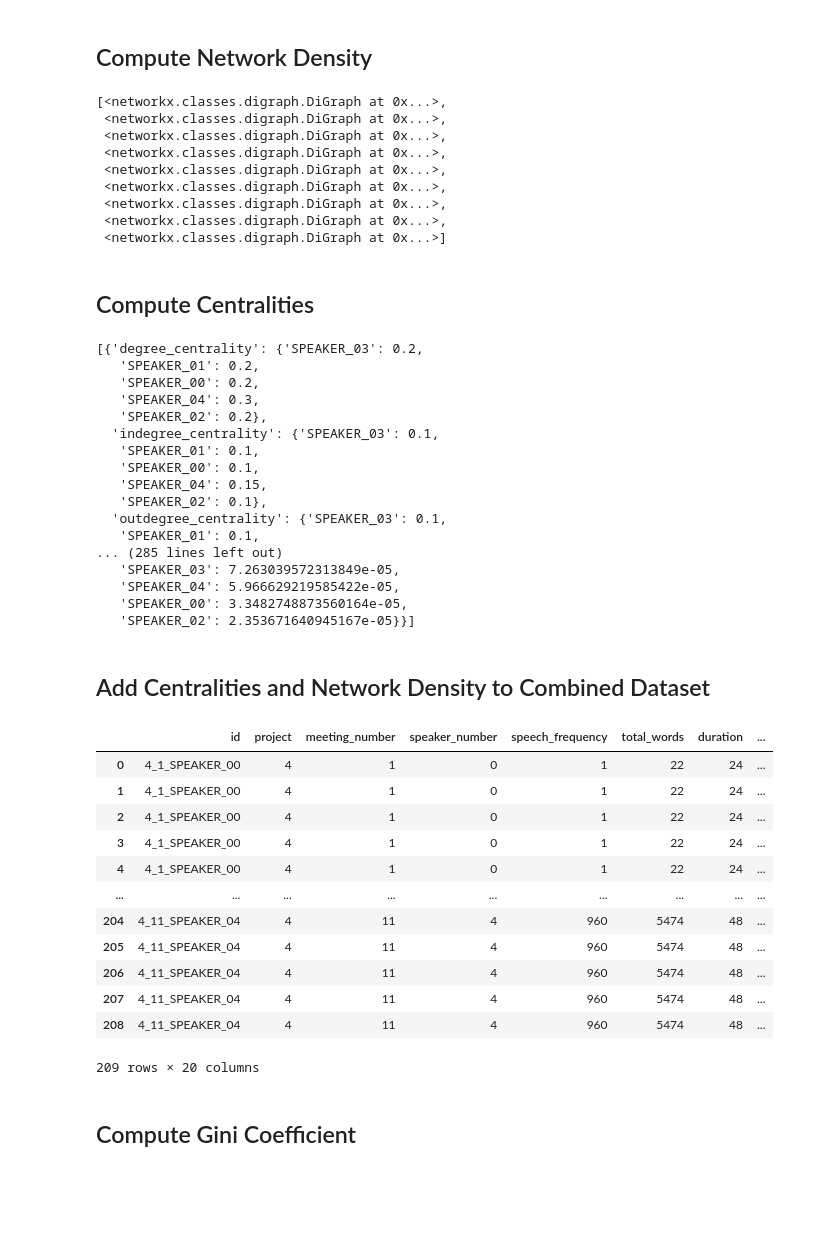
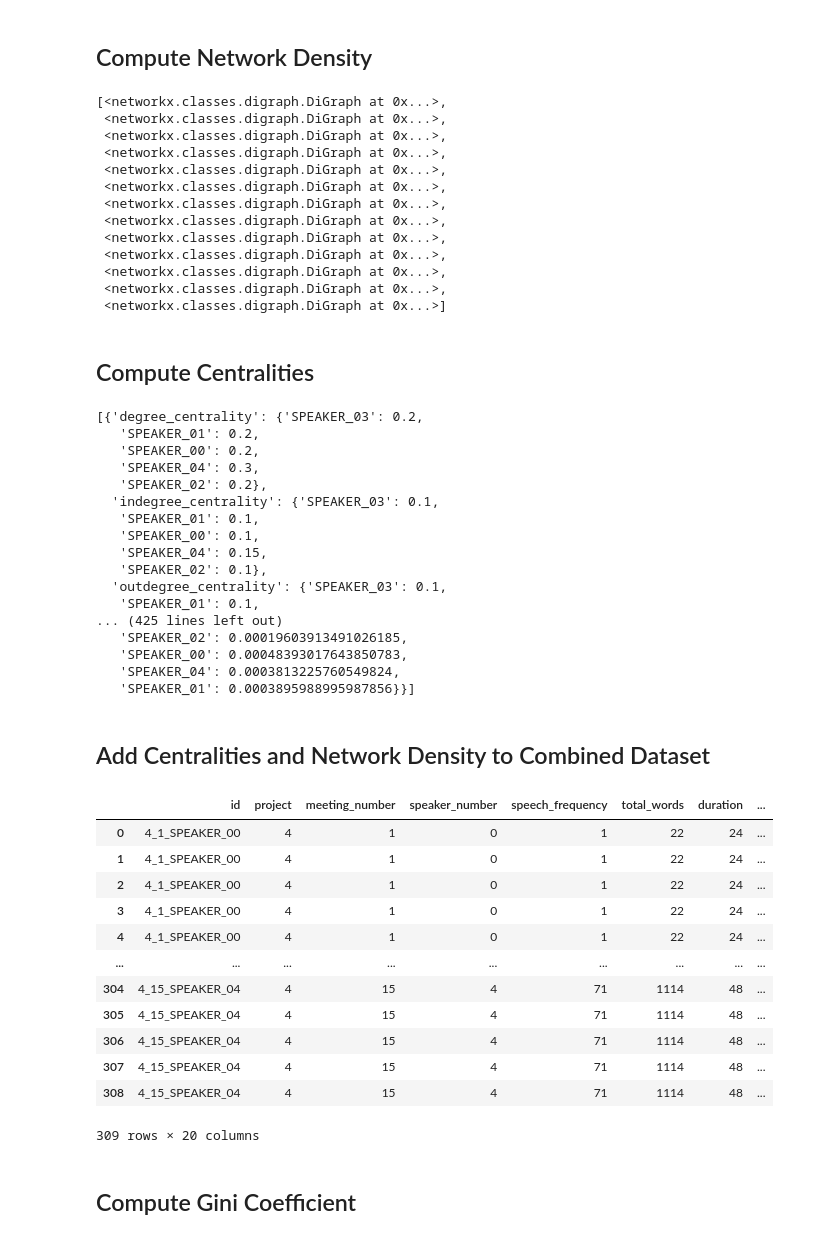
Before and after one commit to team-zerobaek/collaboration-analysis, a Jupyter notebook: chatting_analysis_rdb_generator.ipynb, the cells around one changed output. Cells and saved outputs as stored; diff of their text form; code cells hidden in the pictures; blank space fills up the shorter version.

Commit message:
refactor: upgrade chatting data & rdb

```diff
--- a/chatting_analysis_rdb_generator.ipynb
+++ b/chatting_analysis_rdb_generator.ipynb
@@ -64,8 +64,14 @@ def assign_meeting_number(date):
         return 10
     elif '2024-06-18' <= date <= '2024-06-19':
         return 11
-    else:
-        return None
+    elif '2024-06-20' <= date <= '2024-06-21':
+        return 12
+    elif '2024-06-22' == date <= '2024-06-23':
+        return 13
+    elif '2024-06-24' == date:
+        return 14
+    elif '2024-06-25' <= date <= '2024-06-26':
+        return 15
 
 
 df['meeting_number'] = df['Date'].apply(
@@ -100,7 +106,7 @@ def create_dataset(df, project_number):
     total_words = df.groupby('meeting_number')['word_count'].sum().to_dict()
     meeting_dates = df.groupby('meeting_number')['Date'].agg([
         'min', 'max']).to_dict('index')
-
+    df['meeting_number'] = df['meeting_number'].astype('int')
     for (meeting_number, speaker), word_count in speaker_word_counts.items():
         start_date = meeting_dates[meeting_number]['min']
         end_date = meeting_dates[meeting_number]['max']
@@ -239,7 +241,7 @@ combined_dataset
 # %%
 import networkx as nx
 
-meeting = [1,  2,  3, 4, 5, 6,  7,  8,  9, 10, 11]
+meeting = [1,  2,  3, 4, 5, 6,  7,  8,  9, 10, 11, 12, 13, 14]
 
 
 def compute_density(G):
@@ -270,8 +272,11 @@ def create_interaction_graphs(df):
         G = nx.DiGraph()
         meeting_data = df[df['meeting_number'] == meeting_number]
         for i in range(len(meeting_data)):
-            prev_speaker = f"SPEAKER_{meeting_data.iloc[i]['speaker_id']:02d}"
-            next_speaker = f"SPEAKER_{meeting_data.iloc[i]['next_speaker_id']:02d}"
+            # Convert speaker IDs to integers before formatting
+            prev_speaker_id = int(meeting_data.iloc[i]['speaker_id'])
+            next_speaker_id = int(meeting_data.iloc[i]['next_speaker_id'])
+            prev_speaker = f"SPEAKER_{prev_speaker_id:02d}"
+            next_speaker = f"SPEAKER_{next_speaker_id:02d}"
             count = meeting_data.iloc[i]['count']
             if count > 0:
                 if G.has_edge(prev_speaker, next_speaker):
@@ -302,6 +307,10 @@ interaction_graphs
  <networkx.classes.digraph.DiGraph at 0x...>,
  <networkx.classes.digraph.DiGraph at 0x...>,
  <networkx.classes.digraph.DiGraph at 0x...>,
+ <networkx.classes.digraph.DiGraph at 0x...>,
+ <networkx.classes.digraph.DiGraph at 0x...>,
+ <networkx.classes.digraph.DiGraph at 0x...>,
+ <networkx.classes.digraph.DiGraph at 0x...>,
  <networkx.classes.digraph.DiGraph at 0x...>]
 # %% [markdown]
 ## Compute Centralities
@@ -357,11 +366,11 @@ centralities
    'SPEAKER_02': 0.1},
   'outdegree_centrality': {'SPEAKER_03': 0.1,
    'SPEAKER_01': 0.1,
-... (285 lines left out)
-   'SPEAKER_03': 7.263039572313849e-05,
-   'SPEAKER_04': 5.966629219585422e-05,
-   'SPEAKER_00': 3.3482748873560164e-05,
-   'SPEAKER_02': 2.353671640945167e-05}}]
+... (425 lines left out)
+   'SPEAKER_02': 0.00019603913491026185,
+   'SPEAKER_00': 0.00048393017643850783,
+   'SPEAKER_04': 0.0003813225760549824,
+   'SPEAKER_01': 0.0003895988995987856}}]
 # %% [markdown]
 ## Add Centralities and Network Density to Combined Dataset
 # %%
@@ -371,45 +380,45 @@ combined_dataset['network_density'] = 0
 combined_dataset['weighted_network_density'] = 0
 
 
-meeting_numbers = [1, 2, 3, 6, 7, 8, 9, 10, 11]
+meeting_numbers = [1, 2, 3, 4, 5, 6, 7, 8, 9, 10, 11, 12, 13, 14]
 
 for i, centralities in enumerate(centralities):
     density = densities[i]
     weighted_density_value = weighted_density[i]
     meeting_number = meeting_numbers[i]
     for centrality_measure, centrality_values in centralities.items():
         for node, value in centrality_values.items():
             combined_dataset.loc[
                 (combined_dataset['project'] == 4) &
                 (combined_dataset['meeting_number'] == meeting_number) &
                 (combined_dataset['speaker_number']
                  == int(node.split('_')[1])),
                 centrality_measure] = value
     combined_dataset.loc[
         (combined_dataset['project'] == 4) &
         (combined_dataset['meeting_number'] == meeting_number),
         'network_density'] = density
     combined_dataset.loc[
         (combined_dataset['project'] == 4) &
         (combined_dataset['meeting_number'] == meeting_number),
         'weighted_network_density'] = weighted_density_value
 
 
 combined_dataset
 # %% [output]
 |  | id | project | meeting_number | speaker_number | speech_frequency | total_words | duration | ... |
 | 0 | 4_1_SPEAKER_00 | 4 | 1 | 0 | 1 | 22 | 24 | ... |
 | 1 | 4_1_SPEAKER_00 | 4 | 1 | 0 | 1 | 22 | 24 | ... |
 | 2 | 4_1_SPEAKER_00 | 4 | 1 | 0 | 1 | 22 | 24 | ... |
 | 3 | 4_1_SPEAKER_00 | 4 | 1 | 0 | 1 | 22 | 24 | ... |
 | 4 | 4_1_SPEAKER_00 | 4 | 1 | 0 | 1 | 22 | 24 | ... |
 | ... | ... | ... | ... | ... | ... | ... | ... | ... |
-| 204 | 4_11_SPEAKER_04 | 4 | 11 | 4 | 960 | 5474 | 48 | ... |
-| 205 | 4_11_SPEAKER_04 | 4 | 11 | 4 | 960 | 5474 | 48 | ... |
-| 206 | 4_11_SPEAKER_04 | 4 | 11 | 4 | 960 | 5474 | 48 | ... |
-| 207 | 4_11_SPEAKER_04 | 4 | 11 | 4 | 960 | 5474 | 48 | ... |
-| 208 | 4_11_SPEAKER_04 | 4 | 11 | 4 | 960 | 5474 | 48 | ... |
+| 304 | 4_15_SPEAKER_04 | 4 | 15 | 4 | 71 | 1114 | 48 | ... |
+| 305 | 4_15_SPEAKER_04 | 4 | 15 | 4 | 71 | 1114 | 48 | ... |
+| 306 | 4_15_SPEAKER_04 | 4 | 15 | 4 | 71 | 1114 | 48 | ... |
+| 307 | 4_15_SPEAKER_04 | 4 | 15 | 4 | 71 | 1114 | 48 | ... |
+| 308 | 4_15_SPEAKER_04 | 4 | 15 | 4 | 71 | 1114 | 48 | ... |
-209 rows × 20 columns
+309 rows × 20 columns
 # %% [markdown]
 ## Compute Gini Coefficient
 # %%
```
Also changed, not shown: parts of 4 cells of this notebook, 2 other files.
